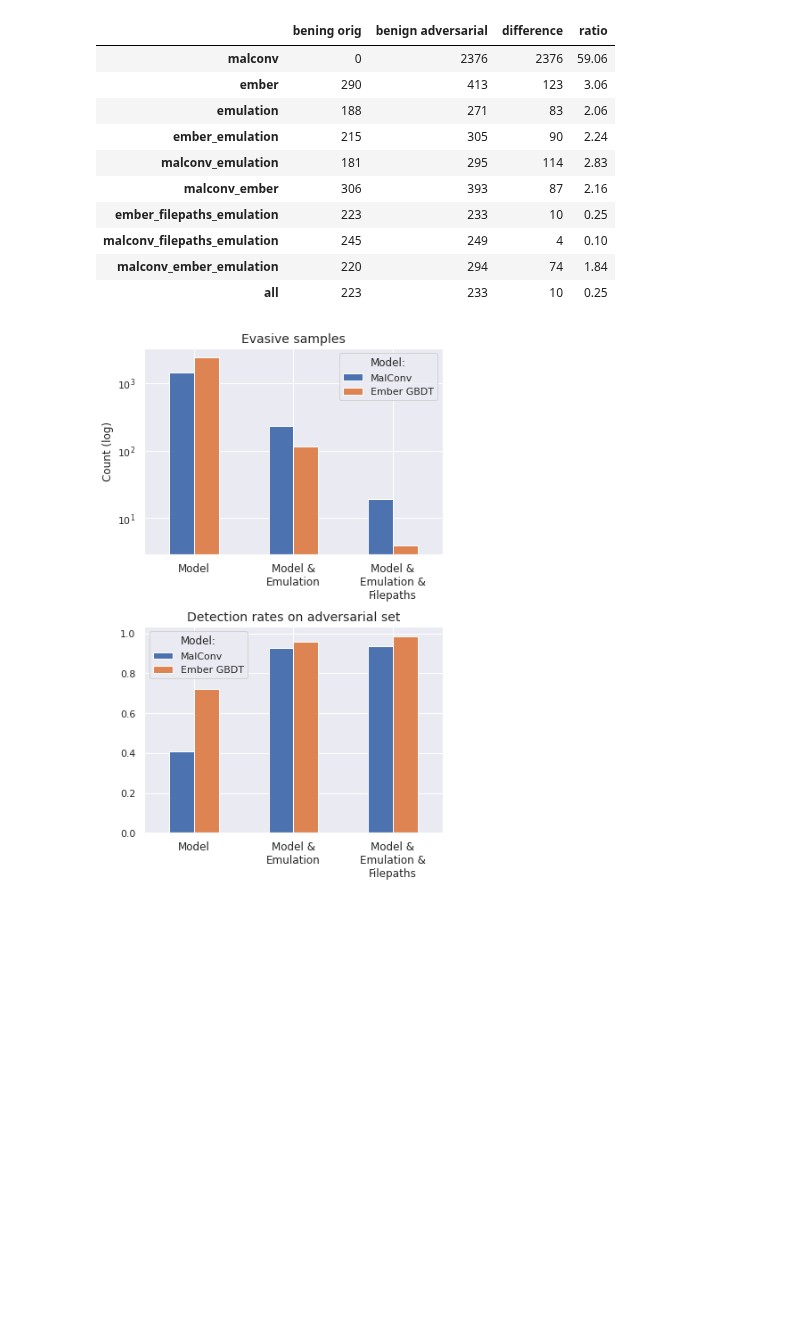
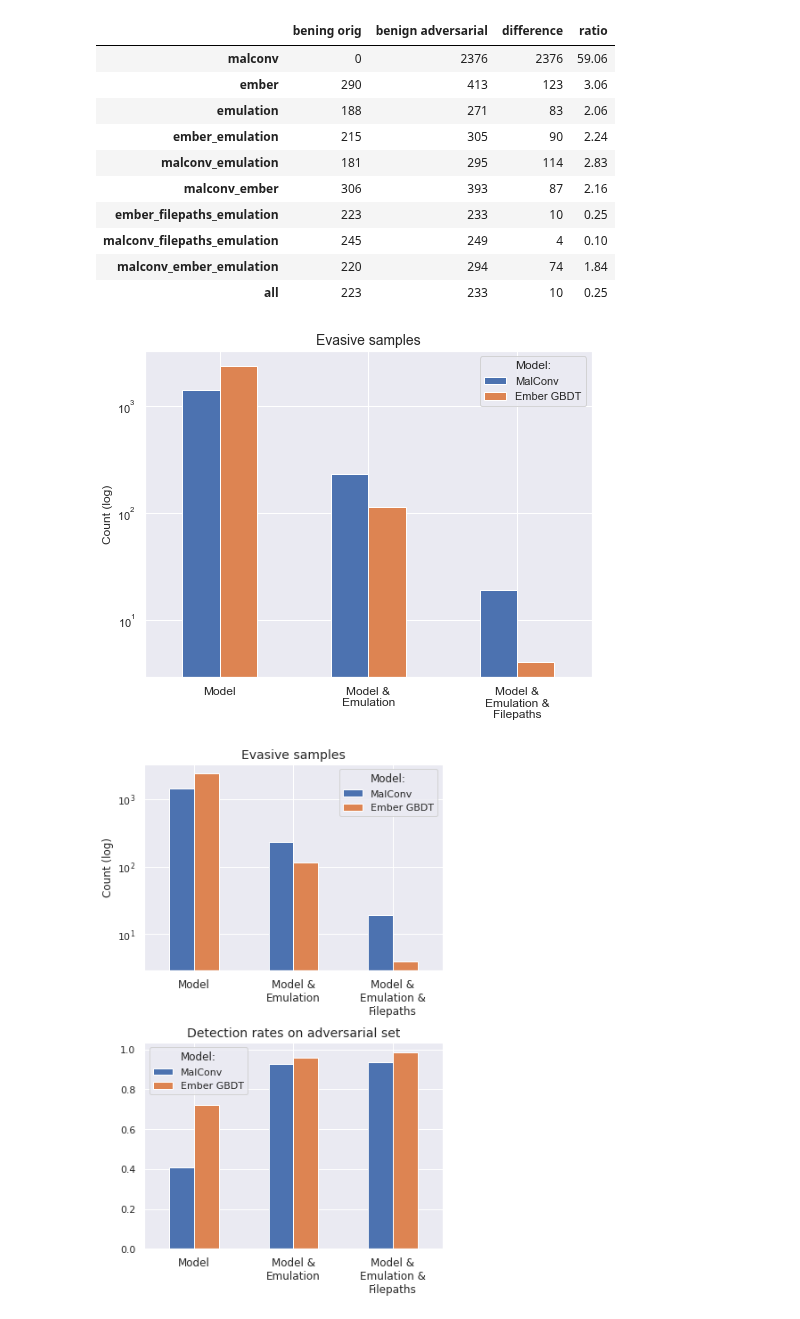
Before and after one commit to dtrizna/quo.vadis, a Jupyter notebook: evaluation/adversarial/composite_adversarial_evaluation/visualisations.ipynb, the cells around one changed output. Saved outputs shown, nothing was run; the diff lists cells and outputs as text; code cells hidden in the pictures; blank space fills up the shorter version.

```diff
--- a/evaluation/adversarial/composite_adversarial_evaluation/visualisations.ipynb
+++ b/evaluation/adversarial/composite_adversarial_evaluation/visualisations.ipynb
@@ -176,6 +179,16 @@ def plot_detection_rates(ax=None, cmap=None):
     ax.set_title("Detection rates on adversarial set",fontsize=14)
     ax.legend(title="Model:")
     _ = ax.set_xticklabels([x.replace("& ", "&\n") for x in df.columns.tolist()], rotation=0, fontsize=12)
+# %%
+fig, ax = plt.subplots(1,1, figsize=(8,6))
+#cmaps = ["RdGy", "seismic"]
+#cmaps = ["PiYG", "RdYlGn"]
+cmaps = [None, None]
+plot_evasive_samples(evasive_samples_ember, evasive_samples_malconv, ax=ax, cmap=cmaps[0])
+#plt.subplots_adjust(hspace=0.35)
+fig.savefig("adversarial_evasive_samples_modules.pdf", format="pdf", bbox_inches="tight")
+# %% [output]
+[figure, added]
 # %%
 fig, ax = plt.subplots(2,1, figsize=(6,10))
 #cmaps = ["RdGy", "seismic"]
```
Also changed, not shown: parts of 4 cells of this notebook, 3 other files.
